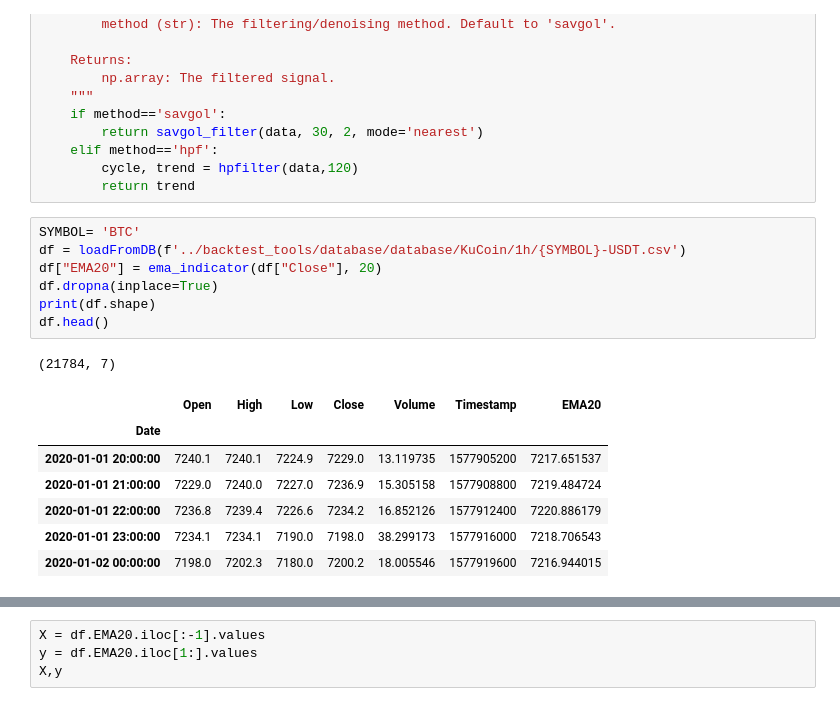
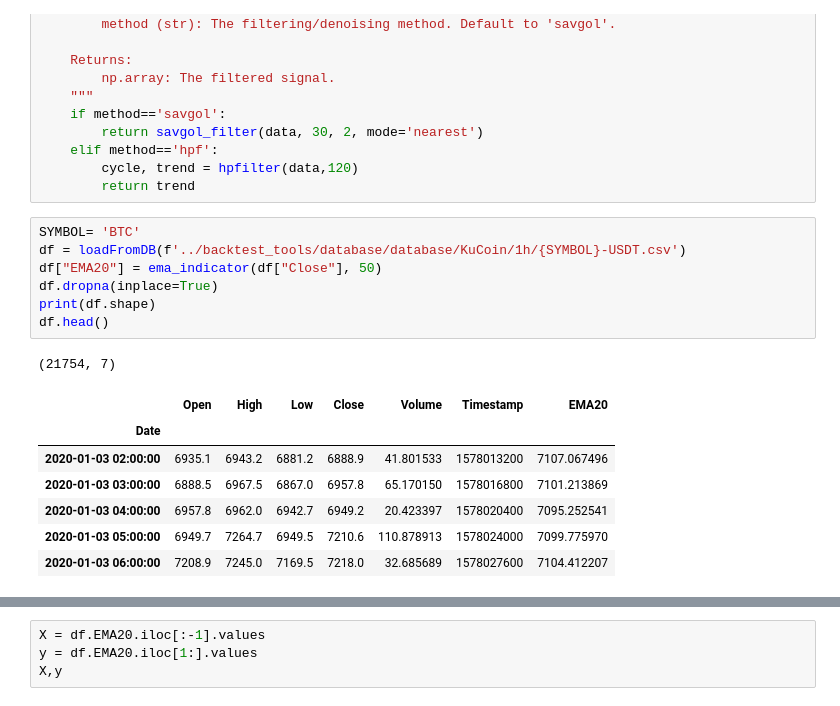
Before and after one commit to webclinic017/Trading-sandbox, a Jupyter notebook: 20_EMA_strategy.ipynb, the cells around one changed output, grey strips where cells are left out. Saved outputs shown, nothing was run; the diff lists cells and outputs as text.

```diff
--- a/20_EMA_strategy.ipynb
+++ b/20_EMA_strategy.ipynb
@@ -46,19 +46,19 @@ def filterData(data, method='savgol')->np.array:
 # %%
 SYMBOL= 'BTC'
 df = loadFromDB(f'../backtest_tools/database/database/KuCoin/1h/{SYMBOL}-USDT.csv')
-df["EMA20"] = ema_indicator(df["Close"], 20)
+df["EMA20"] = ema_indicator(df["Close"], 50)
 df.dropna(inplace=True)
 print(df.shape)
 df.head()
 # %% [output]
-(21784, 7)
+(21754, 7)
 |  | Open | High | Low | Close | Volume | Timestamp | EMA20 |
 | Date |  |  |  |  |  |  |  |
-| 2020-01-01 20:00:00 | 7240.1 | 7240.1 | 7224.9 | 7229.0 | 13.119735 | 1577905200 | 7217.651537 |
-| 2020-01-01 21:00:00 | 7229.0 | 7240.0 | 7227.0 | 7236.9 | 15.305158 | 1577908800 | 7219.484724 |
-| 2020-01-01 22:00:00 | 7236.8 | 7239.4 | 7226.6 | 7234.2 | 16.852126 | 1577912400 | 7220.886179 |
-| 2020-01-01 23:00:00 | 7234.1 | 7234.1 | 7190.0 | 7198.0 | 38.299173 | 1577916000 | 7218.706543 |
-| 2020-01-02 00:00:00 | 7198.0 | 7202.3 | 7180.0 | 7200.2 | 18.005546 | 1577919600 | 7216.944015 |
+| 2020-01-03 02:00:00 | 6935.1 | 6943.2 | 6881.2 | 6888.9 | 41.801533 | 1578013200 | 7107.067496 |
+| 2020-01-03 03:00:00 | 6888.5 | 6967.5 | 6867.0 | 6957.8 | 65.170150 | 1578016800 | 7101.213869 |
+| 2020-01-03 04:00:00 | 6957.8 | 6962.0 | 6942.7 | 6949.2 | 20.423397 | 1578020400 | 7095.252541 |
+| 2020-01-03 05:00:00 | 6949.7 | 7264.7 | 6949.5 | 7210.6 | 110.878913 | 1578024000 | 7099.775970 |
+| 2020-01-03 06:00:00 | 7208.9 | 7245.0 | 7169.5 | 7218.0 | 32.685689 | 1578027600 | 7104.412207 |
 # %%
 from tsmoothie.regression_basis import cubic_spline
 from tsmoothie.smoother import ConvolutionSmoother, LowessSmoother, KalmanSmoother, PolynomialSmoother, ExponentialSmoother, WindowWrapper
```
Also changed, not shown: parts of 4 cells of this notebook, 2 other files.
